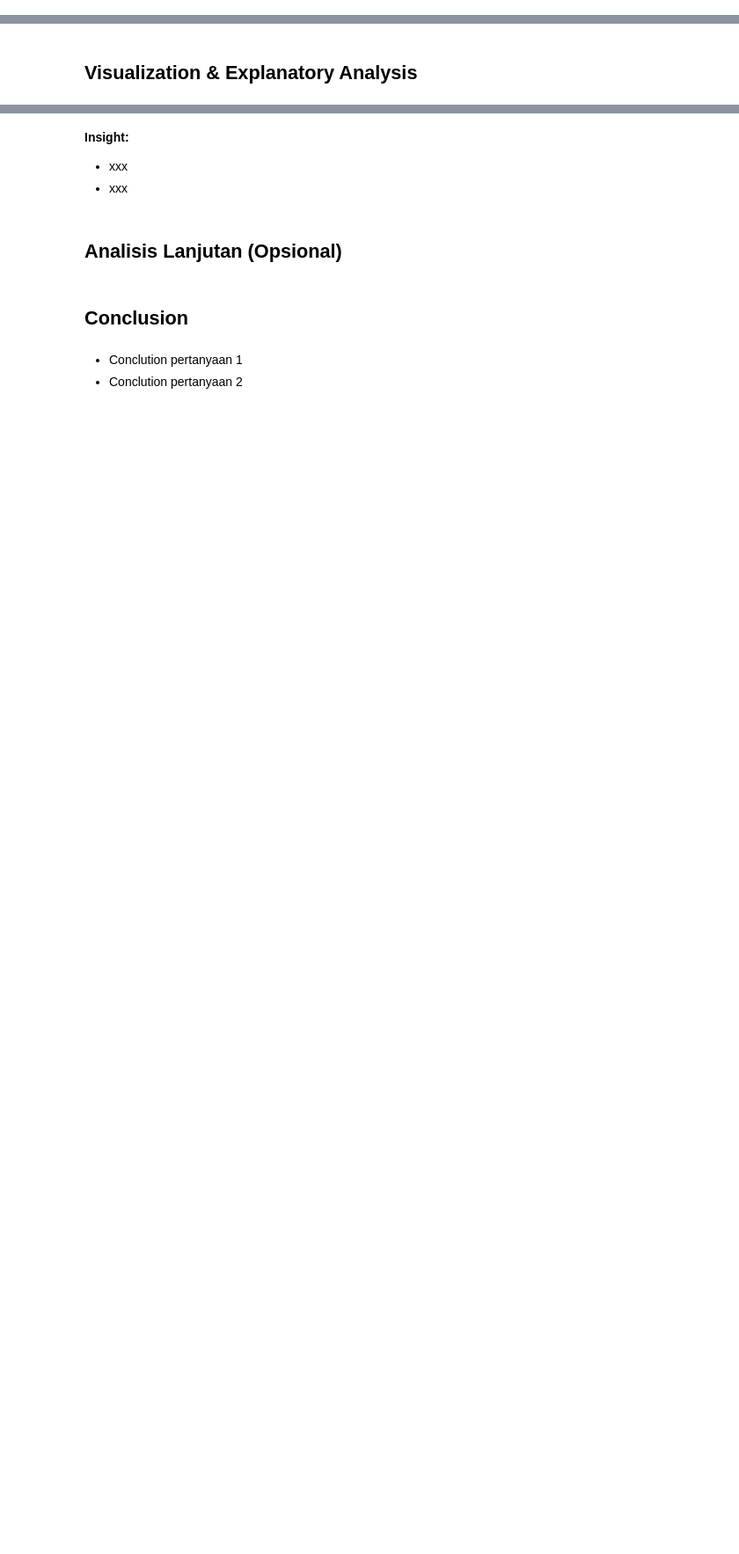
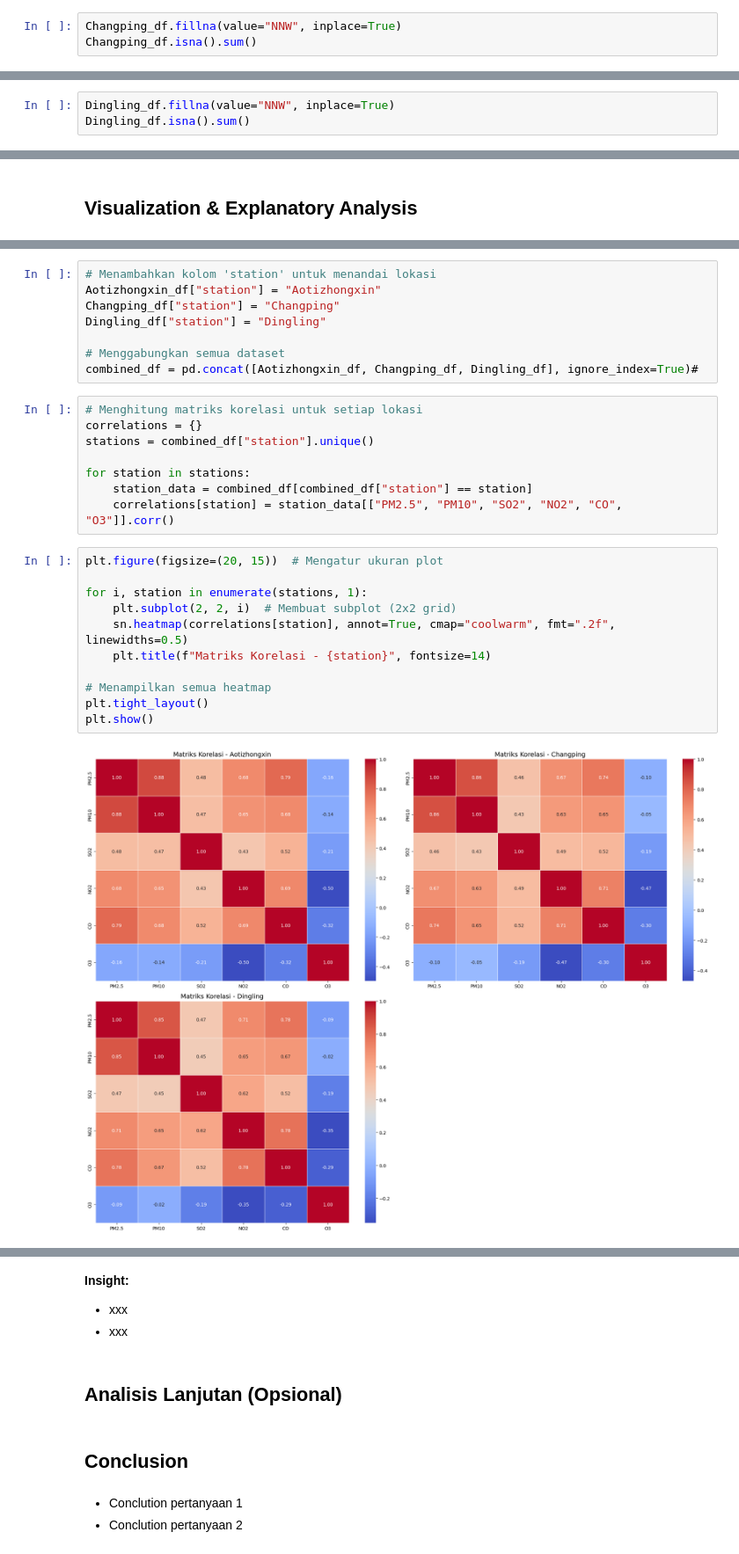
Before and after one commit to rizkybagas557/proyek-analisis-data, a Jupyter notebook: Proyek_Analisis_Data.ipynb, the cells around one changed output, grey strips where cells are left out. Shown at 88% size. Cells and saved outputs as stored; diff of their text form; blank space fills up the shorter version.

Commit message:
mengerjakan notebook sampai visualisasi data

```diff
--- a/Proyek_Analisis_Data.ipynb
+++ b/Proyek_Analisis_Data.ipynb
@@ -38,0 +383,3 @@ Aotizhongxin_df = pd.read_csv("E:\OneDrive - Universitas Diponegoro\Programming
+# %%
+Changping_df.fillna(value="NNW", inplace=True)
+Changping_df.isna().sum()
@@ -38,0 +427,3 @@ Aotizhongxin_df = pd.read_csv("E:\OneDrive - Universitas Diponegoro\Programming
+# %%
+Dingling_df.fillna(value="NNW", inplace=True)
+Dingling_df.isna().sum()
@@ -56,0 +766,29 @@ Aotizhongxin_df = pd.read_csv("E:\OneDrive - Universitas Diponegoro\Programming
+# %%
+# Menambahkan kolom 'station' untuk menandai lokasi
+Aotizhongxin_df["station"] = "Aotizhongxin"
+Changping_df["station"] = "Changping"
+Dingling_df["station"] = "Dingling"
+
+# Menggabungkan semua dataset
+combined_df = pd.concat([Aotizhongxin_df, Changping_df, Dingling_df], ignore_index=True)#
+# %%
+# Menghitung matriks korelasi untuk setiap lokasi
+correlations = {}
+stations = combined_df["station"].unique()
+
+for station in stations:
+    station_data = combined_df[combined_df["station"] == station]
+    correlations[station] = station_data[["PM2.5", "PM10", "SO2", "NO2", "CO", "O3"]].corr()
+# %%
+plt.figure(figsize=(20, 15))  # Mengatur ukuran plot
+
+for i, station in enumerate(stations, 1):
+    plt.subplot(2, 2, i)  # Membuat subplot (2x2 grid)
+    sn.heatmap(correlations[station], annot=True, cmap="coolwarm", fmt=".2f", linewidths=0.5)
+    plt.title(f"Matriks Korelasi - {station}", fontsize=14)
+
+# Menampilkan semua heatmap
+plt.tight_layout()
+plt.show()
+# %% [output]
+[figure, added]
```
Also changed, not shown: parts of 64 cells of this notebook.
